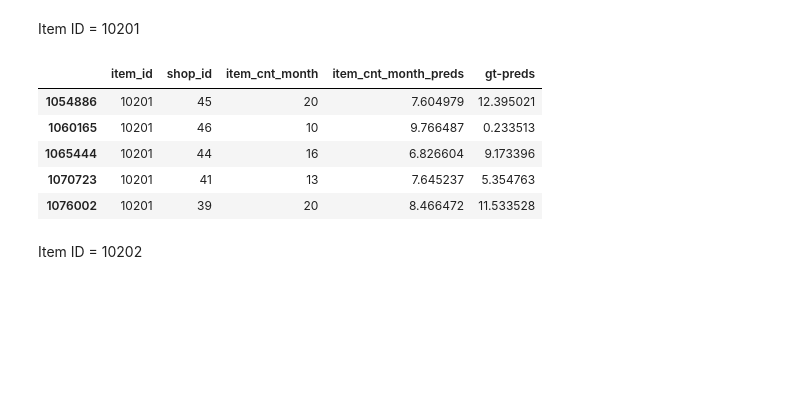
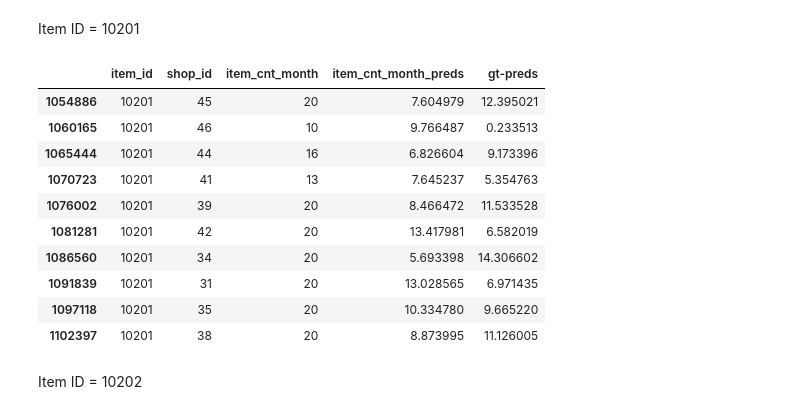
Before and after one commit to beatwad/predict_future_sales, a Jupyter notebook: top-1-predict-future-sales-features-lightgbm_old.ipynb, the cells around one changed output. Drawn from its saved outputs; the diff is of its cells as text; code cells hidden in the pictures; blank space fills up the shorter version.

```diff
--- a/top-1-predict-future-sales-features-lightgbm_old.ipynb
+++ b/top-1-predict-future-sales-features-lightgbm_old.ipynb
@@ -2010,19 +2016,24 @@ Item ID = 10201
 # %%
 diff_matrix = matrix.loc[(matrix.shop_id.isin(test.shop_id.unique())) &
                          (matrix.item_id == 10201) &
                          (matrix.date_block_num == 33), ['item_id',
                                                          'shop_id',
                                                          'item_cnt_month',
                                                          'item_cnt_month_preds']]
 diff_matrix['gt-preds'] = diff_matrix.item_cnt_month - diff_matrix.item_cnt_month_preds
-diff_matrix.head()
+diff_matrix.head(10)
 # %% [output]
 |  | item_id | shop_id | item_cnt_month | item_cnt_month_preds | gt-preds |
 | 1054886 | 10201 | 45 | 20 | 7.604979 | 12.395021 |
 | 1060165 | 10201 | 46 | 10 | 9.766487 | 0.233513 |
 | 1065444 | 10201 | 44 | 16 | 6.826604 | 9.173396 |
 | 1070723 | 10201 | 41 | 13 | 7.645237 | 5.354763 |
 | 1076002 | 10201 | 39 | 20 | 8.466472 | 11.533528 |
+| 1081281 | 10201 | 42 | 20 | 13.417981 | 6.582019 |
+| 1086560 | 10201 | 34 | 20 | 5.693398 | 14.306602 |
+| 1091839 | 10201 | 31 | 20 | 13.028565 | 6.971435 |
+| 1097118 | 10201 | 35 | 20 | 10.334780 | 9.665220 |
+| 1102397 | 10201 | 38 | 20 | 8.873995 | 11.126005 |
 # %% [markdown]
 Item ID = 10202
 # %%
```
Also changed, not shown: parts of 2 cells of this notebook.
